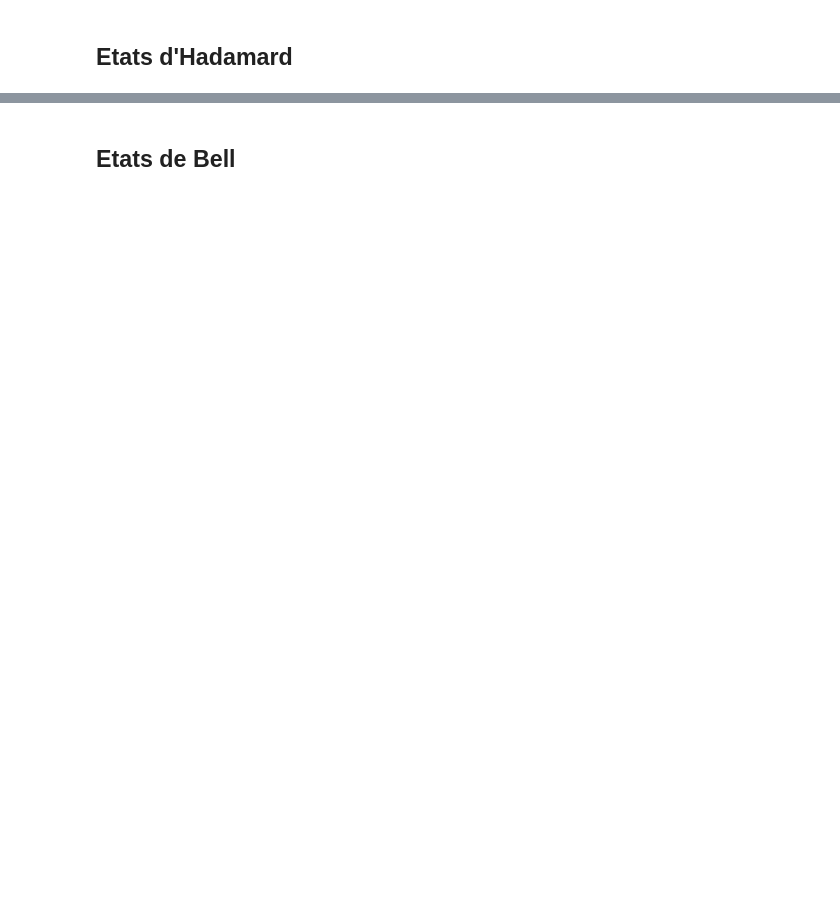
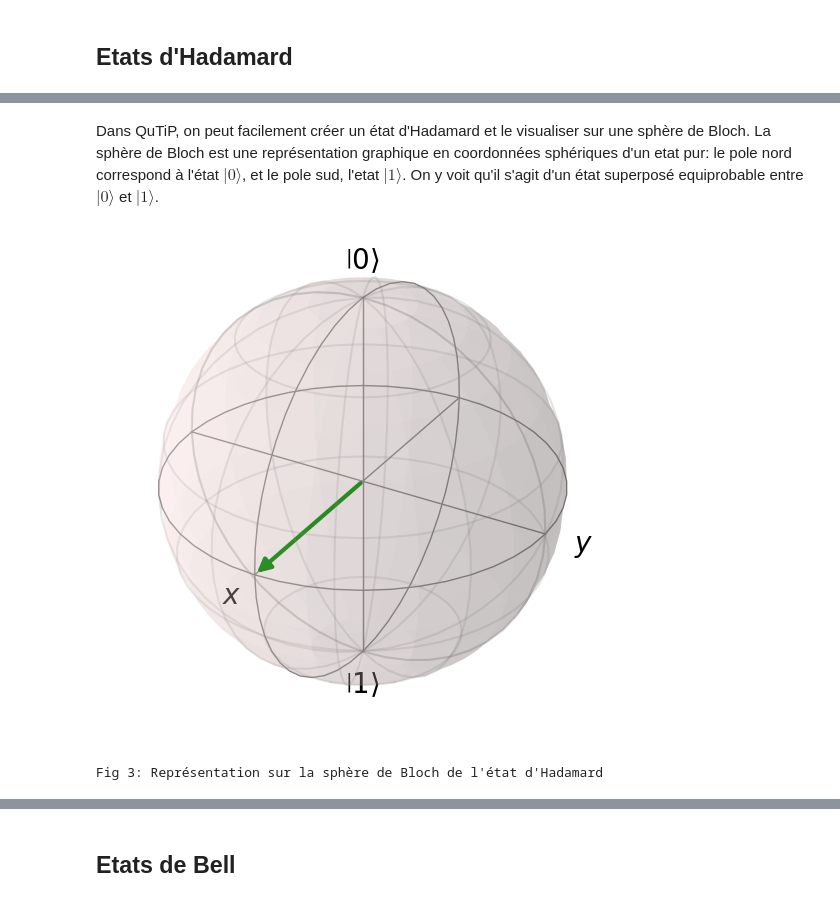
Before and after one commit to guybrush007/sorbonne, a Jupyter notebook: projet-tomographie-quantique/Tomographie quantique - Rapport.ipynb, the cells around one changed output, grey strips where cells are left out. Saved outputs shown, nothing was run; the diff lists cells and outputs as text; code cells hidden in the pictures; blank space fills up the shorter version.

```diff
--- a/projet-tomographie-quantique/Tomographie quantique - Rapport.ipynb
+++ b/projet-tomographie-quantique/Tomographie quantique - Rapport.ipynb
@@ -105,0 +159,17 @@ Une autre facon de parametrer une matrice densite et d'utiliser la decomposition
+# %% [markdown]
+Dans QuTiP, on peut facilement créer un état d'Hadamard et le visualiser sur une sphère de Bloch. La sphère de Bloch est une représentation graphique en coordonnées sphériques d'un etat pur: le pole nord correspond à l'état $|0\rangle$, et le pole sud, l'etat $|1\rangle$. On y voit qu'il s'agit d'un état superposé equiprobable entre $|0\rangle$ et $|1\rangle$.
+# %%
+from qutip import basis, Bloch
+import numpy as np
+
+# ket |0>
+state_0 = basis(2, 0)
+# ket |1>
+state_1 = basis(2, 1)
+b = Bloch()
+b.add_states((state_0 + state_1)/np.sqrt(2))
+b.show()
+print("Fig 3: Représentation sur la sphère de Bloch de l'état d'Hadamard")
+# %% [output]
+[figure, added]
+Fig 3: Représentation sur la sphère de Bloch de l'état d'Hadamard
```
Also changed, not shown: parts of 83 cells of this notebook, 1 other file.
